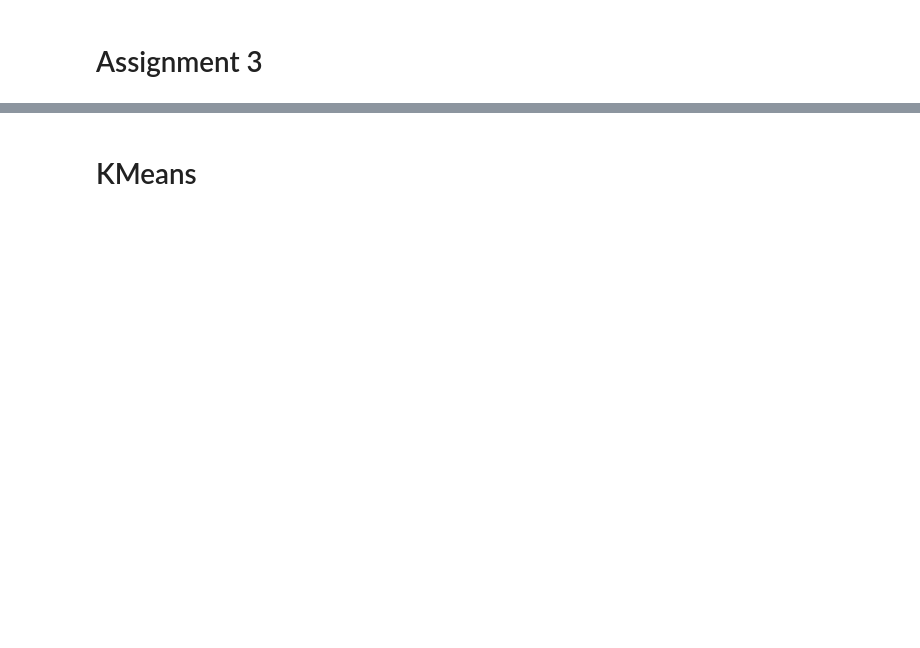
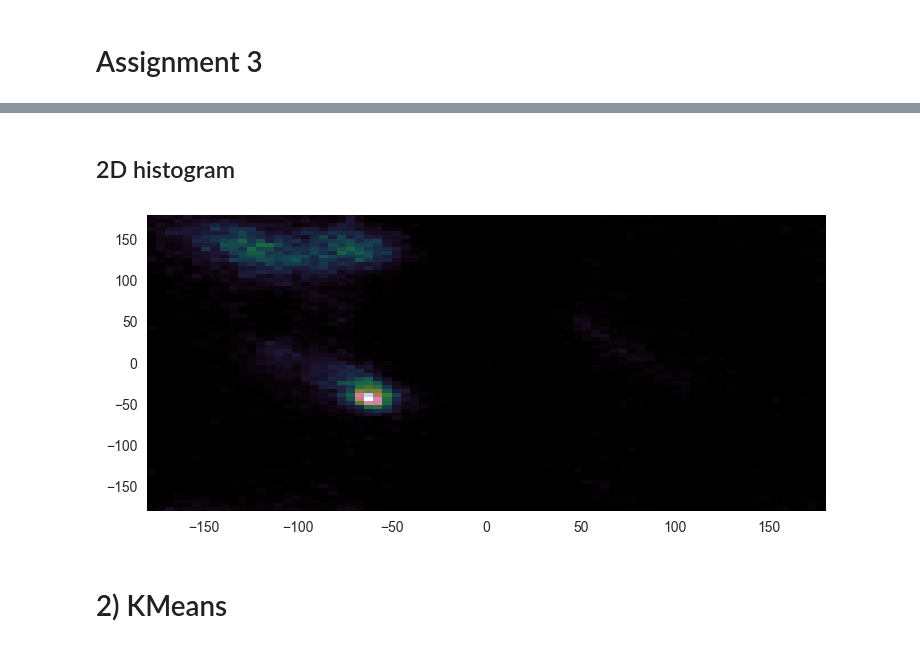
Before and after one commit to Niclindm/DAT405, a Jupyter notebook: Weekly assignment 3/Assigment3.ipynb, the cells around one changed output, grey strips where cells are left out. Drawn from its saved outputs; the diff is of its cells as text; code cells hidden in the pictures; blank space fills up the shorter version.

```diff
--- a/Weekly assignment 3/Assigment3.ipynb
+++ b/Weekly assignment 3/Assigment3.ipynb
@@ -34,5 +62,12 @@ plt.show()
+# %% [markdown]
+## 2D histogram
+# %%
+plt.hist2d(xValues, yValues, 75, cmap="cubehelix")
+plt.show()
+# %% [output]
+[figure, added]
 # %% [markdown]
-# KMeans
+# 2) KMeans
 # %%
 xy_vals = list(zip(xValues, yValues))
 X = np.array(xy_vals)
```
Also changed, not shown: parts of 18 cells of this notebook, 1 other file.
